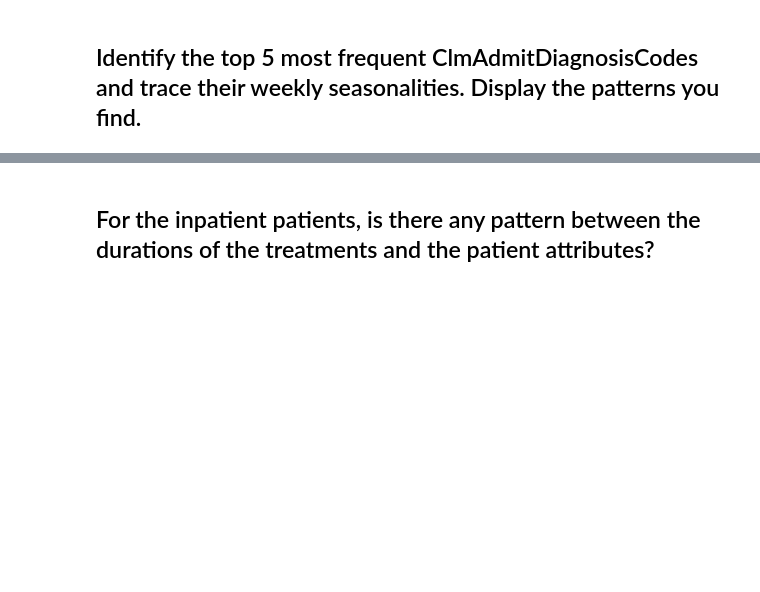
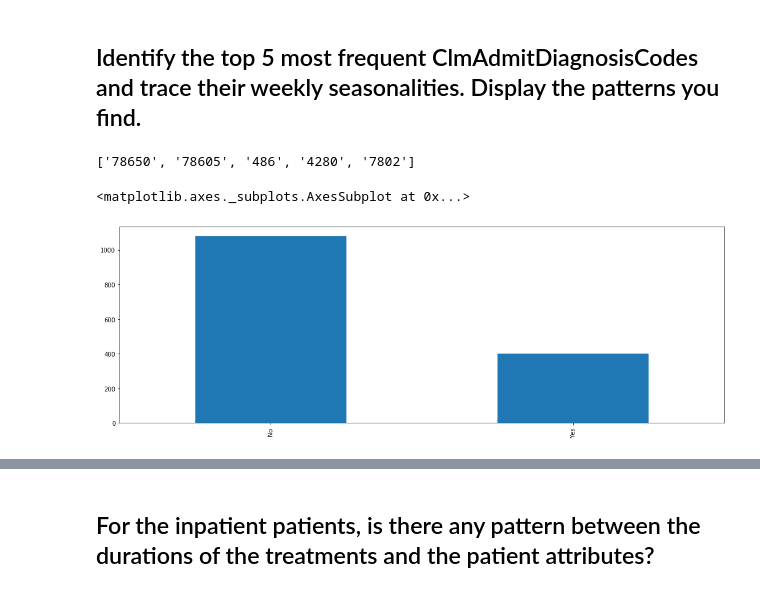
Before and after one commit to SubornaN/Health_Care_Fraud_Detection, a Jupyter notebook: Fraud_Detection_EDA.ipynb, the cells around one changed output, grey strips where cells are left out. Saved outputs shown, nothing was run; the diff lists cells and outputs as text; code cells hidden in the pictures; blank space fills up the shorter version.

```diff
--- a/Fraud_Detection_EDA.ipynb
+++ b/Fraud_Detection_EDA.ipynb
@@ -800,3 +797,15 @@ pd.DataFrame(Merged_Inpatient.groupby(['ClaimStart_Week', 'ClaimStart_Day'])['Cl
 |  | 3 | 1 |
 # %% [markdown]
 ## Identify the top 5 most frequent ClmAdmitDiagnosisCodes and trace their weekly seasonalities. Display the patterns you find.
+# %%
+Code = Merged_Inpatient.ClmAdmitDiagnosisCode.value_counts().sort_values(ascending = False).nlargest(5).reset_index().rename(columns = {'index': 'Code'}).Code.tolist()
+Code
+# %% [output]
+['78650', '78605', '486', '4280', '7802']
+# %%
+top_5_diagnosis_code = Merged_Inpatient.loc[Merged_Inpatient.ClmAdmitDiagnosisCode.isin(Code) == True]
+# %%
+top_5_diagnosis_code.drop_duplicates('Provider').PotentialFraud.value_counts().plot.bar()
+# %% [output]
+<matplotlib.axes._subplots.AxesSubplot at 0x...>
+[figure, added]
```
Also changed, not shown: parts of 12 cells of this notebook.
